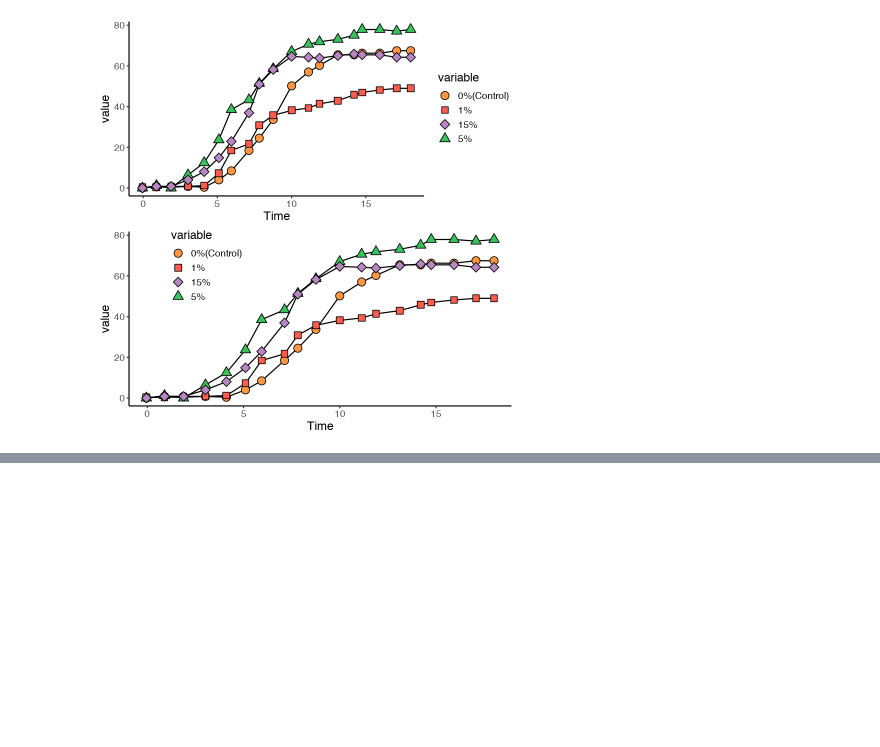
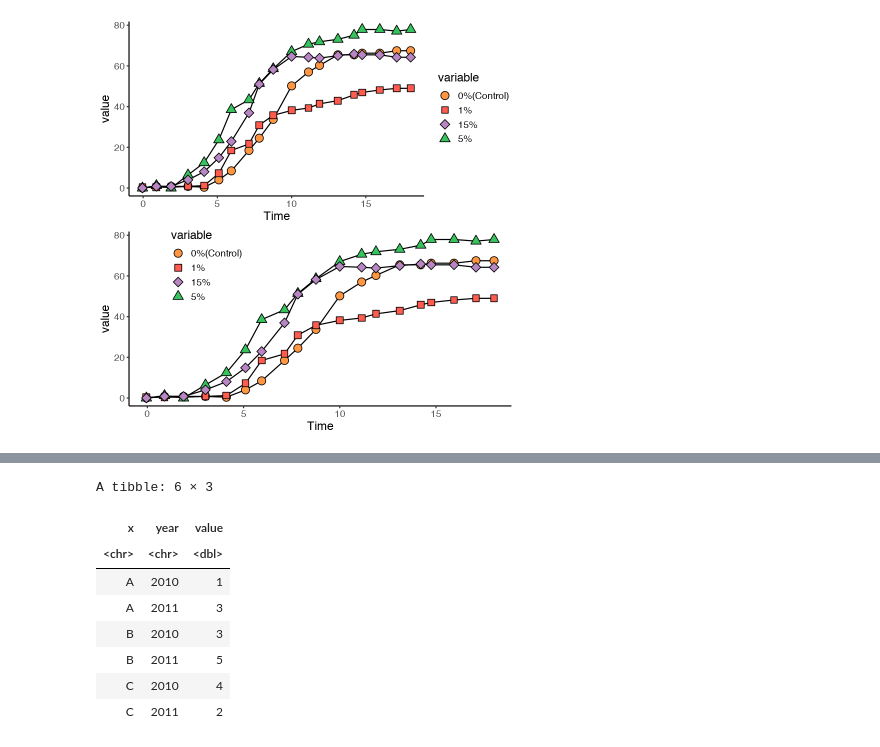
Before and after one commit to peiwang27/R, a Jupyter notebook: R语言数据可视化.ipynb, the cells around one changed output, grey strips where cells are left out. Drawn from its saved outputs; the diff is of its cells as text; code cells hidden in the pictures; blank space fills up the shorter version.

```diff
--- a/R语言数据可视化.ipynb
+++ b/R语言数据可视化.ipynb
@@ -290,0 +313,3 @@ A data.frame: 6 × 4
+# %%
+df <- data.frame(x=c('A', 'B', 'C'), '2010'=c(1,3,4), '2011'=c(3,5,2), check.names = F)
+df
@@ -290,0 +323,13 @@ A data.frame: 6 × 4
+# %%
+df_longer=pivot_longer(df, cols=c('2010', '2011'), names_to = 'year', values_to = 'value')
+df_longer
+# %% [output]
+A tibble: 6 × 3
+| x | year | value |
+| <chr> | <chr> | <dbl> |
+| A | 2010 | 1 |
+| A | 2011 | 3 |
+| B | 2010 | 3 |
+| B | 2011 | 5 |
+| C | 2010 | 4 |
+| C | 2011 | 2 |
```
Also changed, not shown: parts of 6 cells of this notebook.
